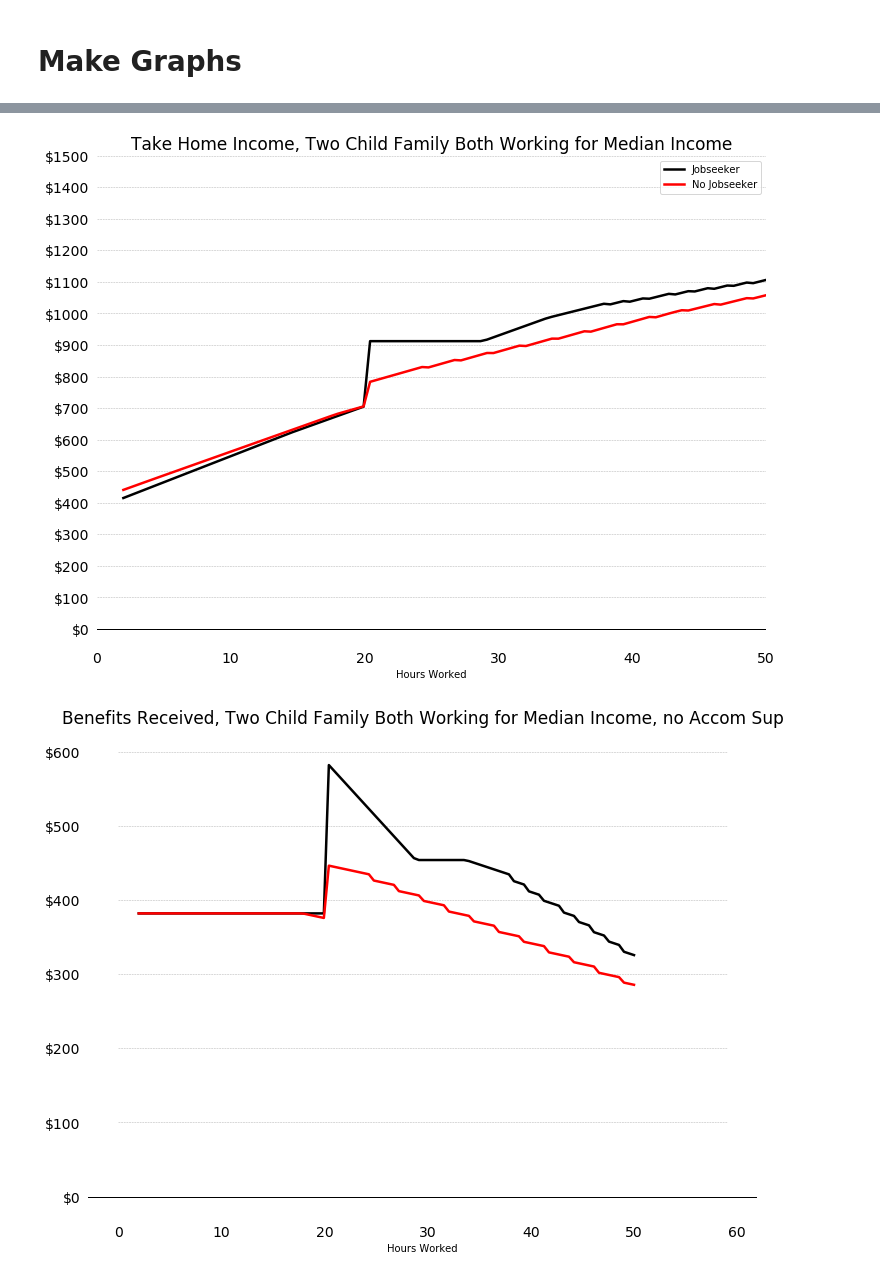
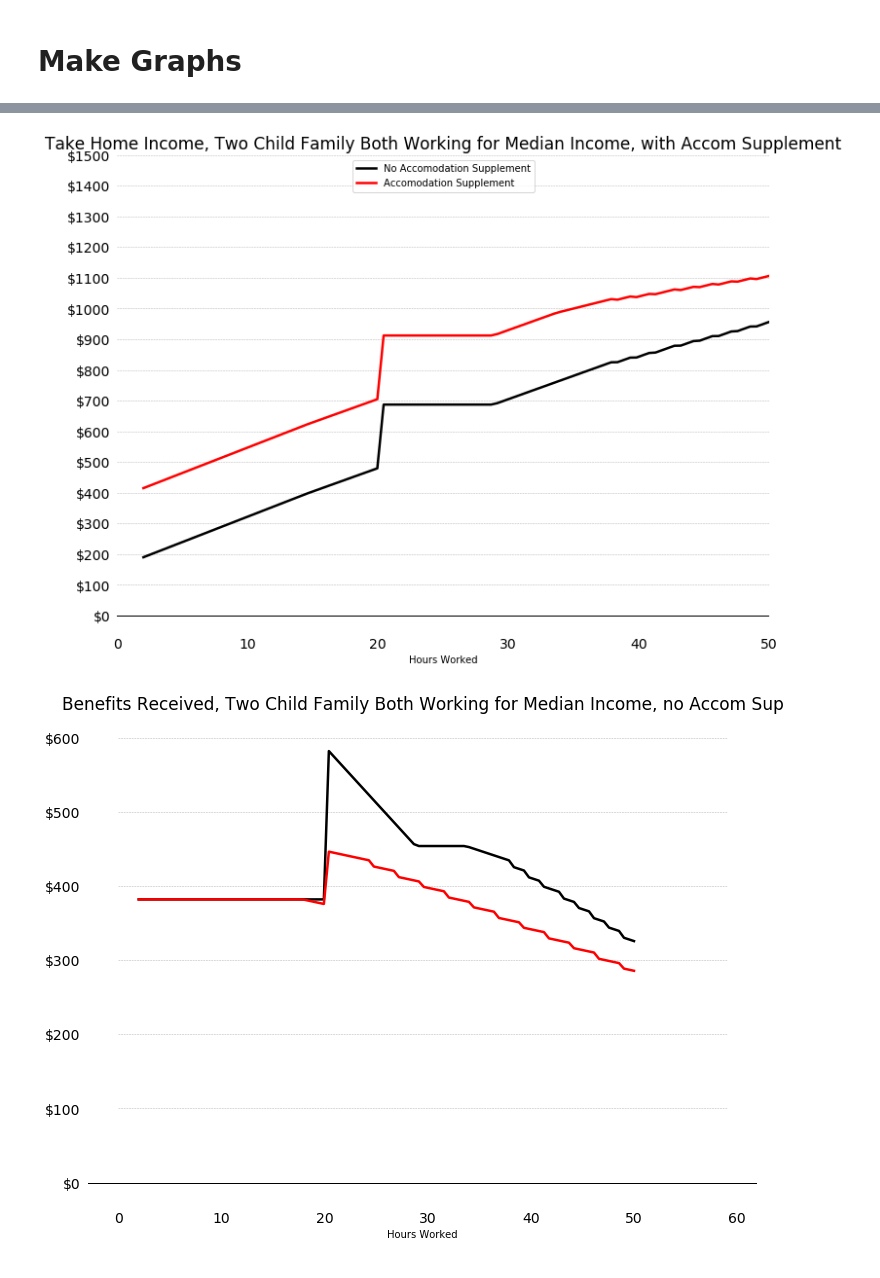
Before and after one commit to harryelworthy/Labour-Welfare-Work, a Jupyter notebook: WorkingForFamilies.ipynb, the cells around one changed output, grey strips where cells are left out. Saved outputs shown, nothing was run; the diff lists cells and outputs as text; code cells hidden in the pictures.

Commit message:
Graphs Rejig, added text

```diff
--- a/WorkingForFamilies.ipynb
+++ b/WorkingForFamilies.ipynb
@@ -163,10 +163,13 @@ def accom(P):
     if sub>maxpay: sub = maxpay
     if P.wibt()>threshold:
         sub = sub - (P.wibt()-threshold)*0.25
+    if sub < 0:
+        sub = 0
 
     return sub
 
 # https://www.workandincome.govt.nz/map/income-support/extra-help/accommodation-supplement/income-non-beneficiaries-01.html
+Person1.wHousingCost = 800
 accom(Person1)
 # %% [output]
 149.75
@@ -293,3 +296,19 @@ def labelAndSave(ax,title, xlab = "",ylab = ""):
     plt.savefig(title + ".png", bbox_inches="tight");
 # %% [markdown]
 # Make Graphs
+# %%
+x = np.linspace(2, 50, 100)
+y1 = [0]*100
+y2 = [0]*100
+j = 0
+Person1.jobSeeker = False
+hold = Person1.hours
+hold2 = Person1.wHousingCost
+Person1.wHousingCost = 10
+for i in x:
+    Person1.hours = i
+    y1[j] = takeHome(Person1)
+    j+=1
+
+Person1.hours = hold
+Person1.wHousingCost = hold2
@@ -298,15 +328,16 @@ x = np.linspace(2, 50, 100)
 y1 = [0]*100
 y2 = [0]*100
 j = 0
+Person1.jobSeeker = False
 hold = Person1.hours
-hold2 = Person1.jobSeeker
-Person1.jobSeeker = False
+hold2 = Person1.wHousingCost
+Person1.wHousingCost = 10
 for i in x:
     Person1.hours = i
     y1[j] = takeHome(Person1)
     j+=1
 
-Person1.jobSeeker = True
+Person1.wHousingCost = 800
 j = 0
 for i in x:
     Person1.hours = i
@@ -314,19 +345,19 @@ for i in x:
     j+=1
 
 Person1.hours = hold
-Person1.jobSeeker = hold2
+Person1.wHousingCost = hold2
 # %%
 plt.figure(figsize=(12, 9))
 ax = plt.subplot(111)
 initialisePlot(ax)
 setLimits(0, 50, -50, 1400)
 tickAndDot(0,1501,100,"$","",0,60)
-ax.plot(x, y1, lw=2.5, color='k', label = 'Jobseeker')
-ax.plot(x, y2, lw=2.5, color='r', label = 'No Jobseeker')
+ax.plot(x, y1, lw=2.5, color='k', label = 'No Accomodation Supplement')
+ax.plot(x, y2, lw=2.5, color='r', label = 'Accomodation Supplement')
 ax.legend()
-labelAndSave(ax,'Take Home Income, Two Child Family Both Working for Median Income', "Hours Worked")
+labelAndSave(ax,'Take Home Income, Two Child Family Both Working for Median Income, with Accom Supplement', "Hours Worked")
 # %% [output]
-[figure, old version]
+[figure, new version]
 # %%
 x = np.linspace(2, 50, 100)
 y1 = [0]*100
```
Also changed, not shown: parts of 2 cells of this notebook, 3 other files.
